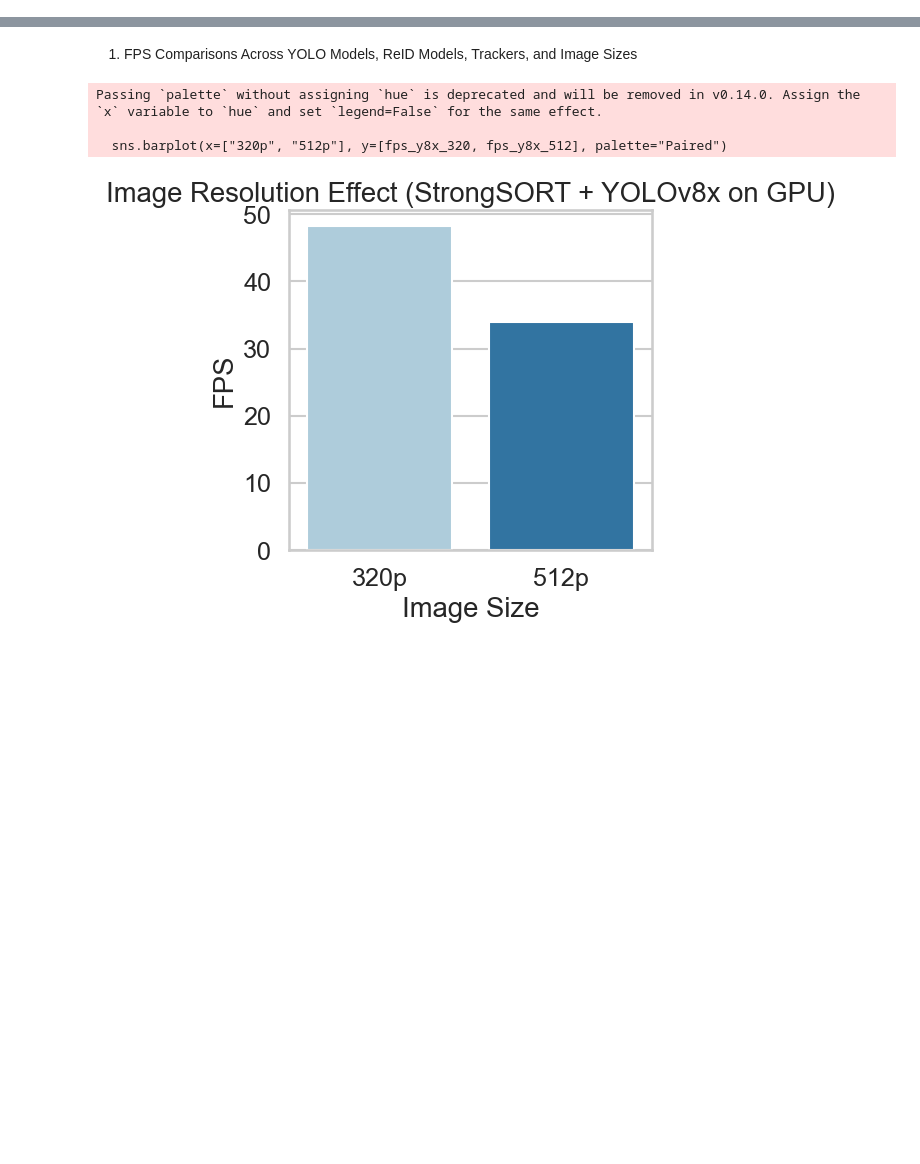
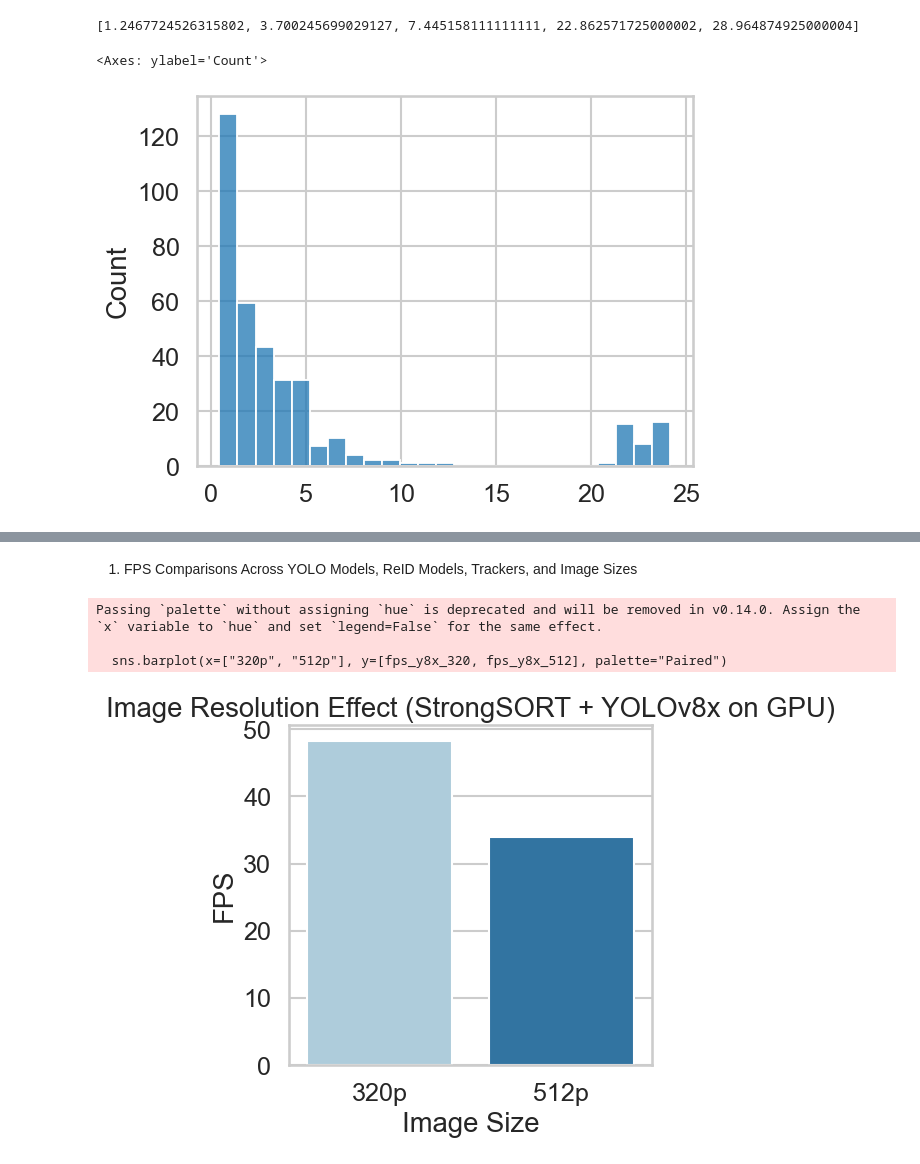
Before and after one commit to lalayants/boxmot, a Jupyter notebook: benchmark_scripts/compare.ipynb, the cells around one changed output, grey strips where cells are left out. Drawn from its saved outputs; the diff is of its cells as text; code cells hidden in the pictures; blank space fills up the shorter version.

```diff
--- a/benchmark_scripts/compare.ipynb
+++ b/benchmark_scripts/compare.ipynb
@@ -41,0 +43,10 @@ df_all.sample(5)
+# %%
+# df_tpu_320[df_tpu_320.avg_fps < 30].avg_fps.plot()
+kmeans = KMeans(n_clusters=5, random_state=42)
+kmeans.fit(df_tpu_320[df_tpu_320.avg_fps < 30].avg_fps.values.reshape(-1, 1))
+print(sorted(np.array(kmeans.cluster_centers_).flatten()))
+sns.histplot(df_tpu_320[df_tpu_320.avg_fps < 25].avg_fps.values)
+# %% [output]
+[1.2467724526315802, 3.700245699029127, 7.445158111111111, 22.862571725000002, 28.964874925000004]
+<Axes: ylabel='Count'>
+[figure, added]
```
Also changed, not shown: parts of 2 cells of this notebook.
